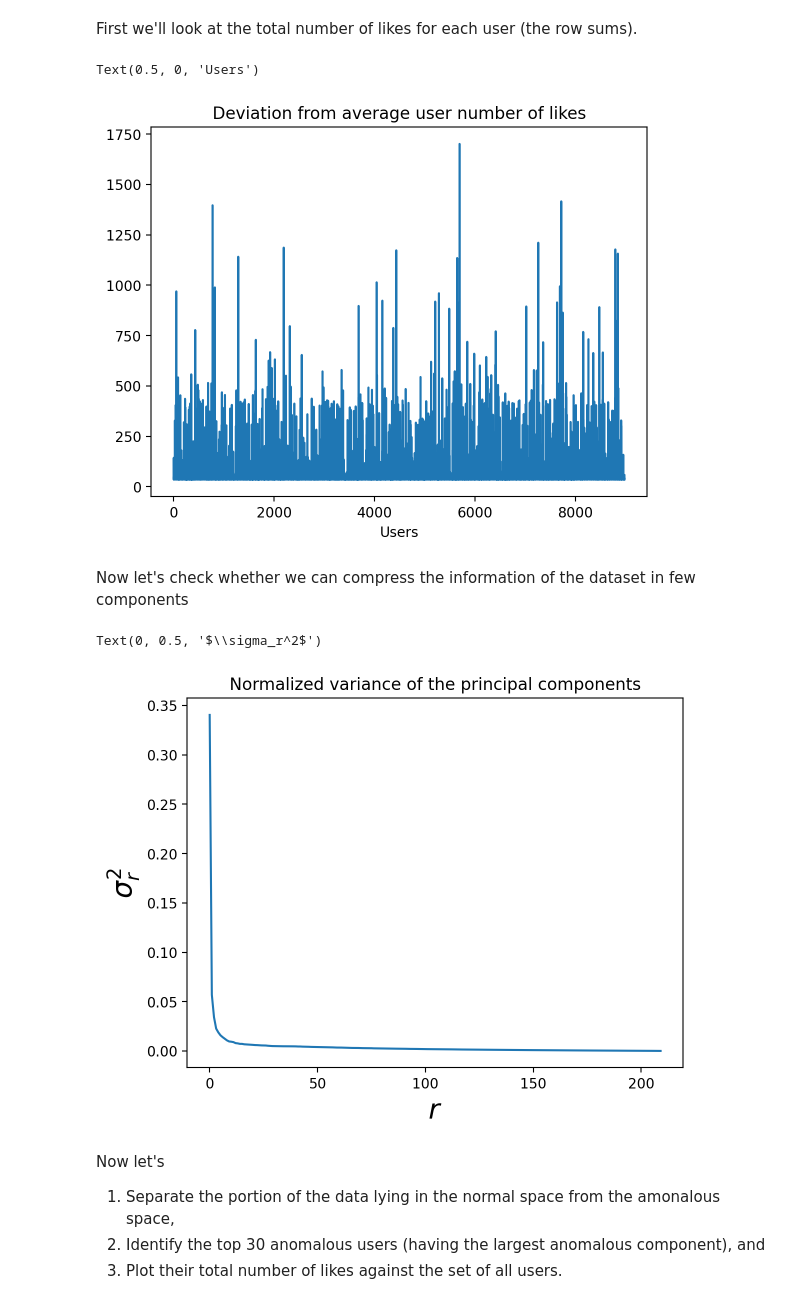
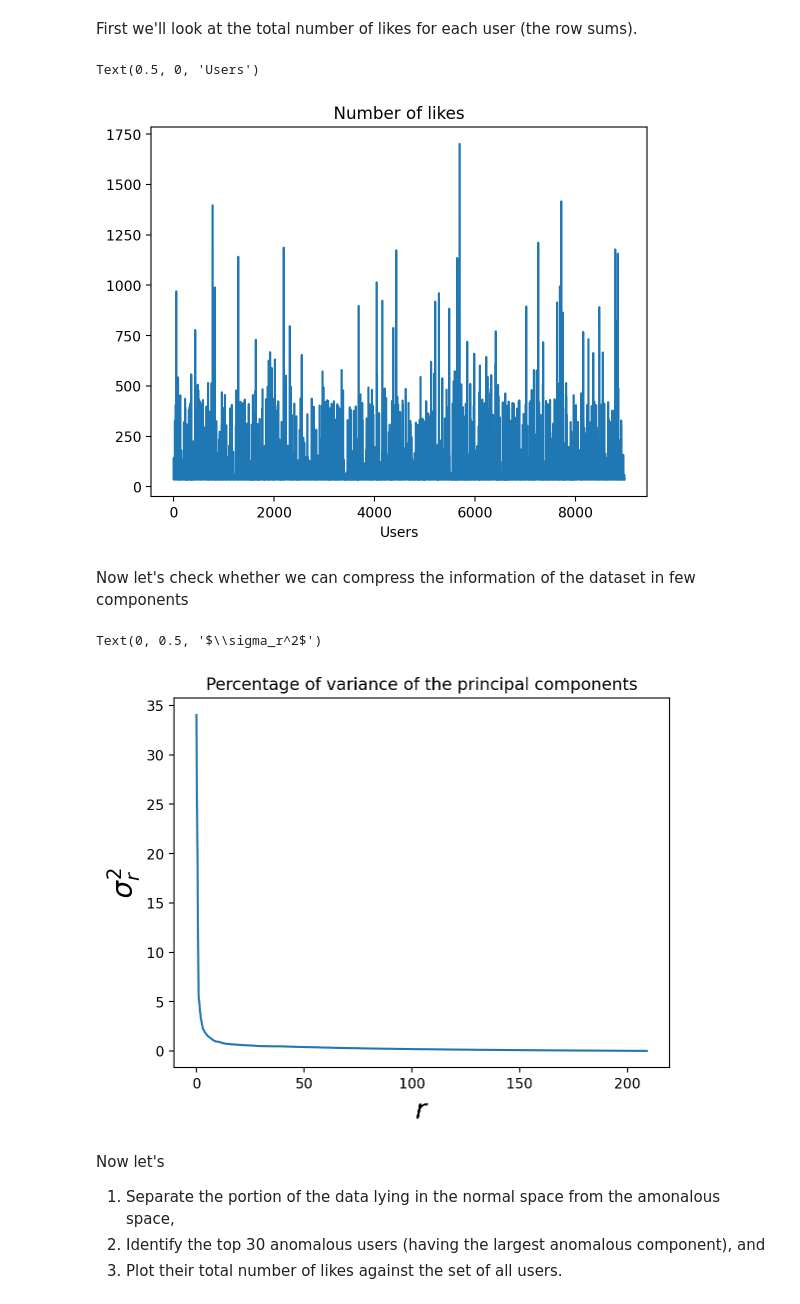
Before and after one commit to andreaaraldo/mining-low-dim-network-data, a Jupyter notebook: BarcelonaCourse.ipynb, the cells around one changed output. Drawn from its saved outputs; the diff is of its cells as text; code cells hidden in the pictures.

```diff
--- a/BarcelonaCourse.ipynb
+++ b/BarcelonaCourse.ipynb
@@ -247,7 +244,8 @@ FBSpatial_orig = data[:,1:] # The first column is not a category, we remove it
 
 
 scaler = StandardScaler()
-FBSpatial = scaler.fit_transform(FBSpatial_orig)
+scaler.fit(FBSpatial_orig)
+FBSpatial = scaler.transform(FBSpatial_orig)
 
 
 
@@ -277,27 +275,27 @@ FBSnorm = np.linalg.norm(FBSpatial,axis=1,ord=1)
 
 ### Plot
 plt.plot(FBSnorm)
-plt.title('Deviation from average user number of likes')
+plt.title('Number of likes')
 plt.xlabel('Users')
 # %% [output]
 Text(0.5, 0, 'Users')
-[figure, old version]
+[figure, new version]
 # %% [markdown]
 Now let's check whether we can compress the information of the dataset in few components
 # %%
 U,Sigma,Vt = np.linalg.svd(FBSpatial,full_matrices=False)
 
 Sigma_squared = np.square(Sigma)
 total_variance = total_variance = sum(Sigma_squared)
 
-plt.plot(Sigma_squared/total_variance)
-plt.title('Normalized variance of the principal components')
+plt.plot(Sigma_squared*100/total_variance)
+plt.title('Percentage of variance of the principal components')
 
 plt.xlabel(r'$r$',size=20)
 plt.ylabel(r'$\sigma_r^2$',size=20)
 # %% [output]
 Text(0, 0.5, '$\\sigma_r^2$')
-[figure, old version]
+[figure, new version]
 # %% [markdown]
 Now let's
 
```
Also changed, not shown: parts of 5 cells of this notebook.
